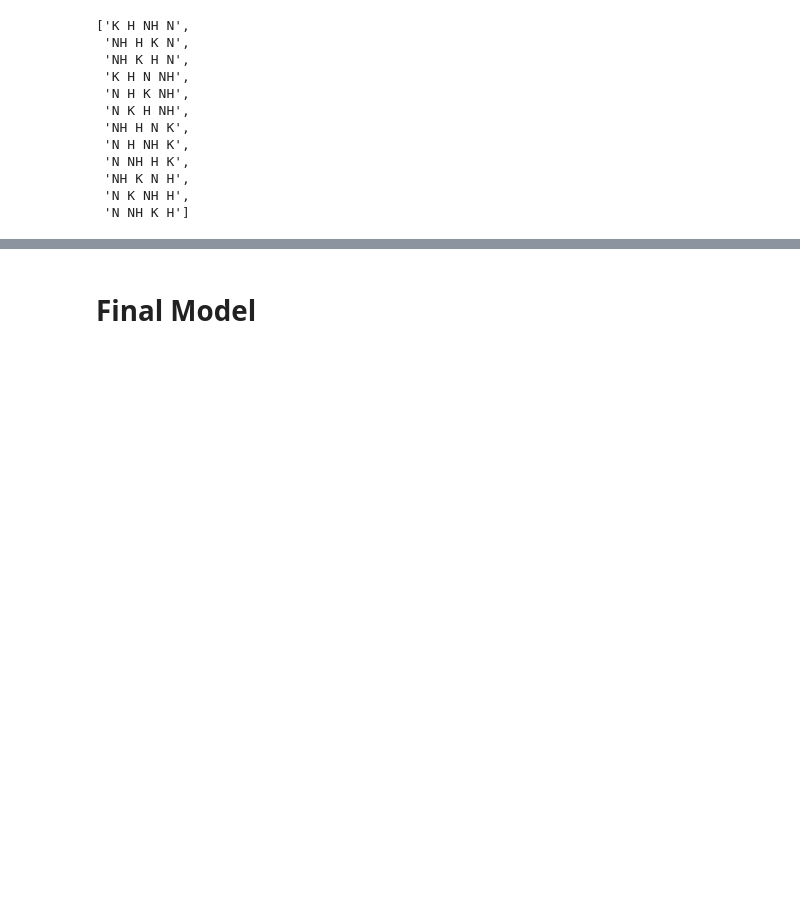
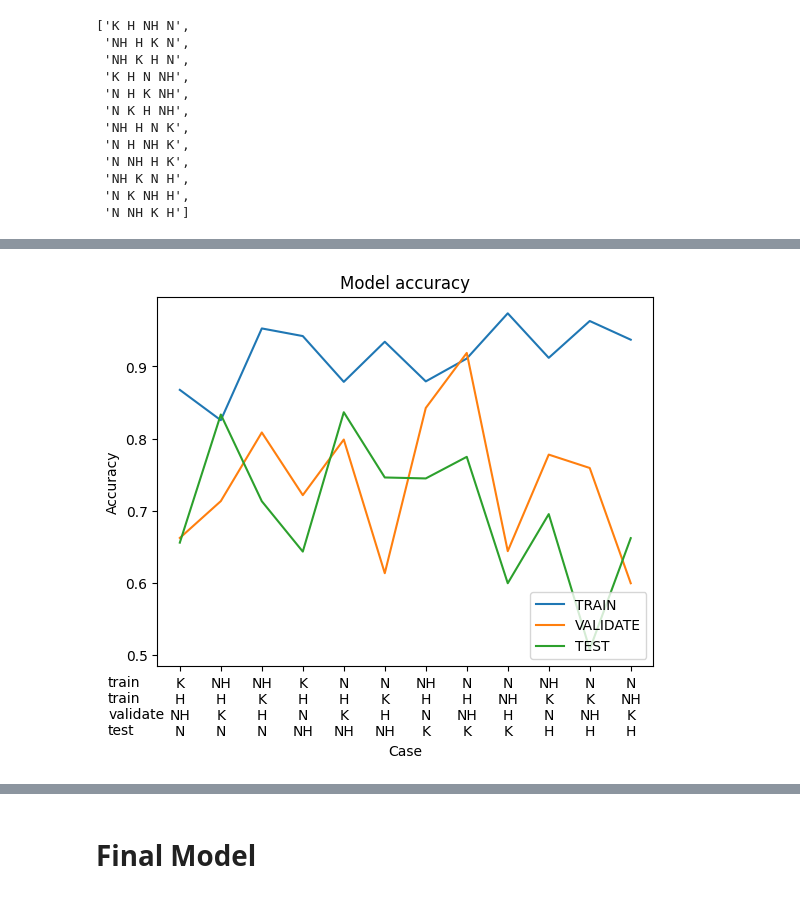
Before and after one commit to PBL5-Sitting-Pose-Estimation/Sitting-pose-estimation, a Jupyter notebook: Train_with_cross_validation__final model.ipynb, the cells around one changed output, grey strips where cells are left out. Drawn from its saved outputs; the diff is of its cells as text; code cells hidden in the pictures; blank space fills up the shorter version.

```diff
--- a/Train_with_cross_validation__final model.ipynb
+++ b/Train_with_cross_validation__final model.ipynb
@@ -835,14 +835,14 @@ type(a) is np.ndarray
 True
 # %%
 headers = []
-
 for test in lstCsv:
     for validate in lstCsv[lstCsv != test]:
         train = lstCsv[(lstCsv != test) & (lstCsv != validate)]
+
         l = train[:].tolist()
         l.append(validate)
         l.append(test)
-        header = " ".join(l)
+        header = "\n".join(l)
         headers.append(header)
 # %%
 headers
@@ -860,7 +860,8 @@ headers
  'N K NH H',
  'N NH K H']
 # %%
-pd.DataFrame(lstAcc, index=headers, columns=['train', 'validate', 'test']).T
+df = pd.DataFrame(lstAcc, index=headers, columns=[
+                  'train', 'validate', 'test']).T
 # %% [output]
 |  | K H NH N | NH H K N | NH K H N | K H N NH | N H K NH | N K H NH | NH H N K | N H NH K | N NH H K | NH K N H | ... |
 | train | 0.902053 | 0.861174 | 0.959655 | 0.871444 | 0.920245 | 0.946190 | 0.921746 | 0.904101 | 0.960320 | 0.916569 | ... |
@@ -868,0 +880,13 @@ pd.DataFrame(lstAcc, index=headers, columns=['train', 'validate', 'test']).T
+# %%
+# from matplotlib.pyplot import figure
+# figure(figsize=(9, 5), dpi=80)
+plt.plot(df)
+# plt.plot(history.history['val_accuracy'])
+plt.title('Model accuracy')
+plt.ylabel('Accuracy')
+plt.xlabel('Case')
+plt.text(-1.75, 0.39, 'train\ntrain\nvalidate\ntest')
+plt.legend(['TRAIN', 'VALIDATE', 'TEST'], loc='lower right')
+plt.show()
+# %% [output]
+[figure, added]
```
Also changed, not shown: parts of 2 cells of this notebook.
